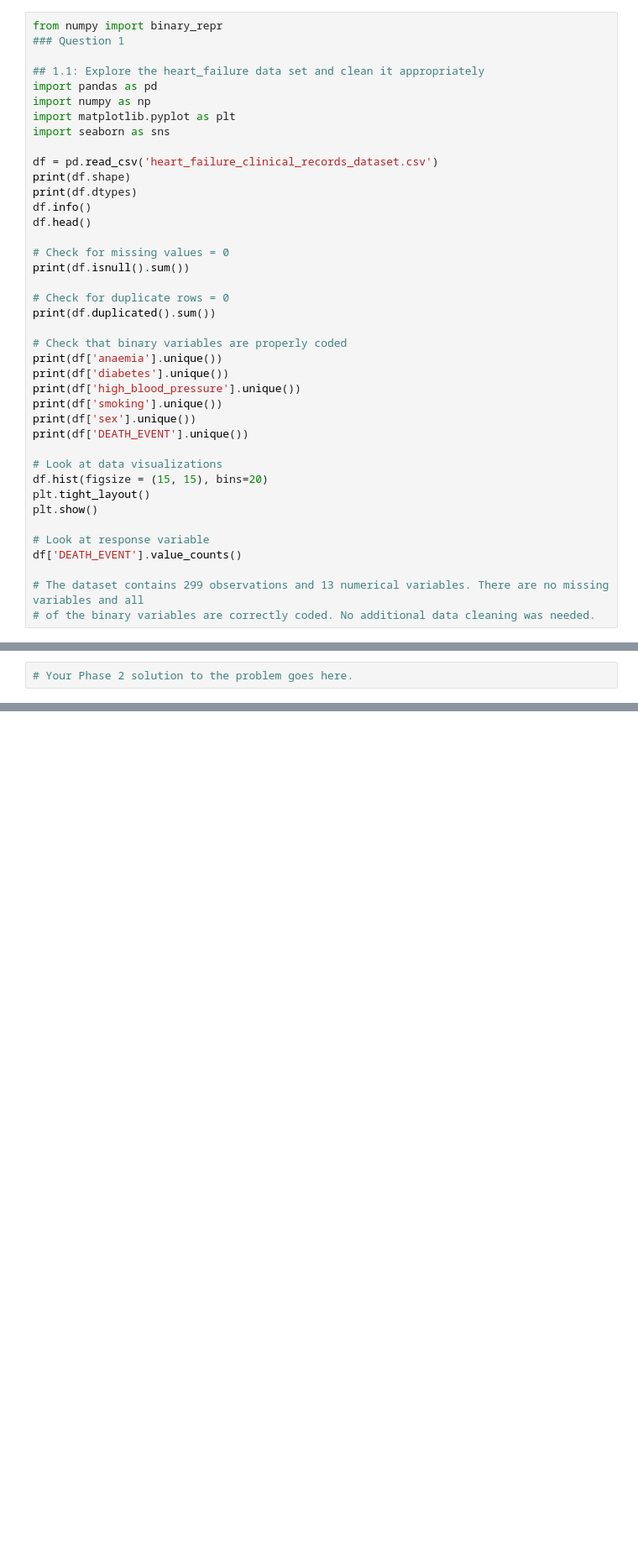
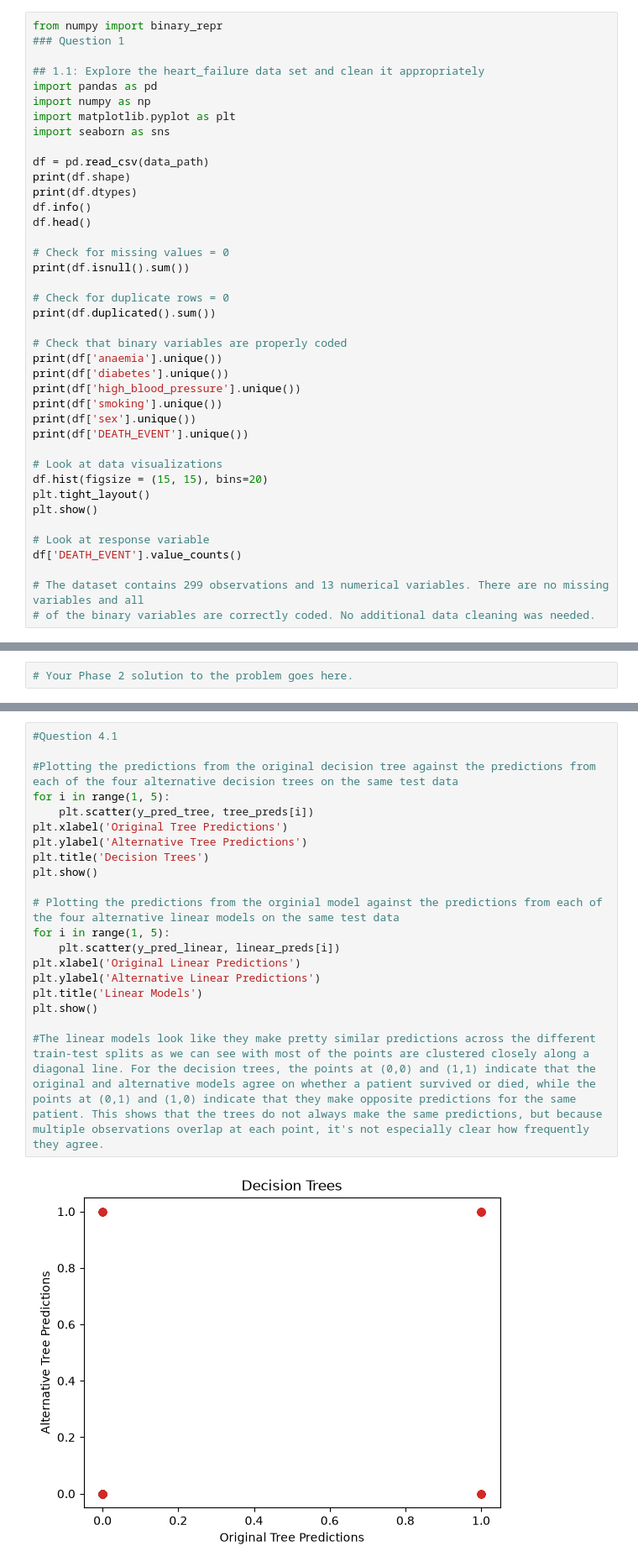
Before and after one commit to voleann/L03-tree-stability, a Jupyter notebook: notebook_(6).ipynb, the cells around one changed output, grey strips where cells are left out. Shown at 84% size. Saved outputs shown, nothing was run; the diff lists cells and outputs as text; blank space fills up the shorter version.

```diff
--- a/notebook_(6).ipynb
+++ b/notebook_(6).ipynb
@@ -48,7 +47,7 @@ import numpy as np
 import matplotlib.pyplot as plt
 import seaborn as sns
 
-df = pd.read_csv('heart_failure_clinical_records_dataset.csv')
+df = pd.read_csv(data_path)
 print(df.shape)
 print(df.dtypes)
 df.info()
@@ -351,0 +543,22 @@ After the evaluation of AI suggestions, incorporate the accepted revisions into
+# %%
+#Question 4.1
+
+#Plotting the predictions from the original decision tree against the predictions from each of the four alternative decision trees on the same test data
+for i in range(1, 5):
+    plt.scatter(y_pred_tree, tree_preds[i])
+plt.xlabel('Original Tree Predictions')
+plt.ylabel('Alternative Tree Predictions')
+plt.title('Decision Trees')
+plt.show()
+
+# Plotting the predictions from the orginial model against the predictions from each of the four alternative linear models on the same test data
+for i in range(1, 5):
+    plt.scatter(y_pred_linear, linear_preds[i])
+plt.xlabel('Original Linear Predictions')
+plt.ylabel('Alternative Linear Predictions')
+plt.title('Linear Models')
+plt.show()
+
+#The linear models look like they make pretty similar predictions across the different train-test splits as we can see with most of the points are clustered closely along a diagonal line. For the decision trees, the points at (0,0) and (1,1) indicate that the original and alternative models agree on whether a patient survived or died, while the points at (0,1) and (1,0) indicate that they make opposite predictions for the same patient. This shows that the trees do not always make the same predictions, but because multiple observations overlap at each point, it's not especially clear how frequently they agree.
+# %% [output]
+[figure, added]
```
Also changed, not shown: parts of 25 cells of this notebook.
